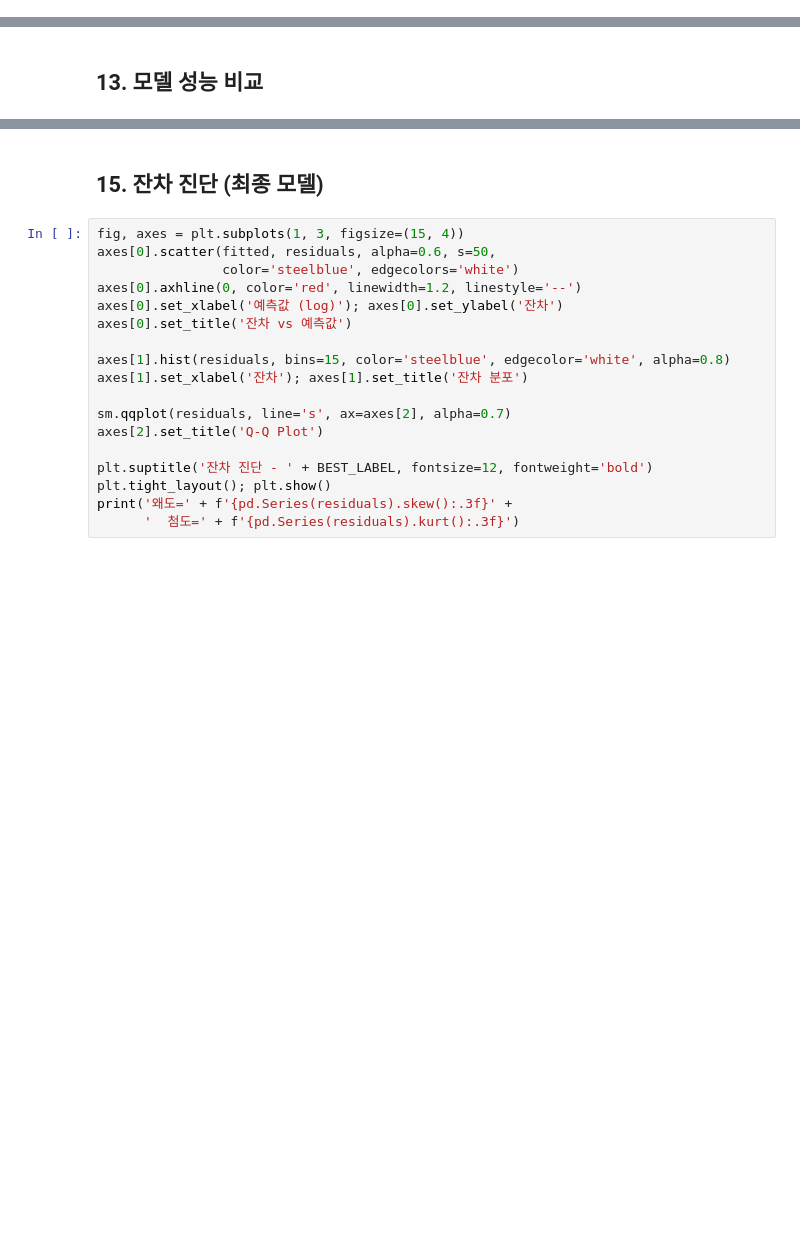
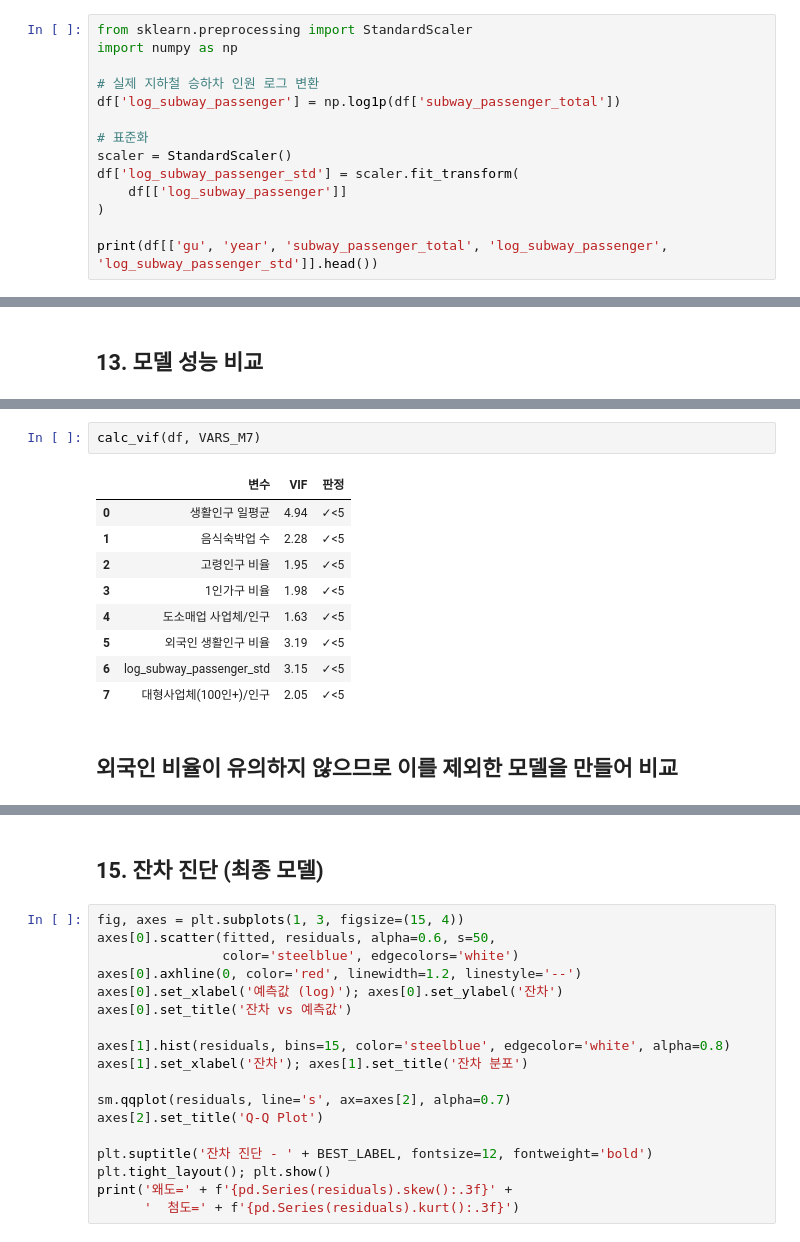
Before and after one commit to seoyeon435/seoul-bigdata, a Jupyter notebook: notebooks/02_analysis/03_regression.ipynb, the cells around one changed output, grey strips where cells are left out. Saved outputs shown, nothing was run; the diff lists cells and outputs as text; blank space fills up the shorter version.

```diff
--- a/notebooks/02_analysis/03_regression.ipynb
+++ b/notebooks/02_analysis/03_regression.ipynb
@@ -280,0 +501,14 @@ m6 = fit_model('M6: M5 + 물류/도소매 (강서구 보완)', VARS_M6)
+# %%
+from sklearn.preprocessing import StandardScaler
+import numpy as np
+
+# 실제 지하철 승하차 인원 로그 변환
+df['log_subway_passenger'] = np.log1p(df['subway_passenger_total'])
+
+# 표준화
+scaler = StandardScaler()
+df['log_subway_passenger_std'] = scaler.fit_transform(
+    df[['log_subway_passenger']]
+)
+
+print(df[['gu', 'year', 'subway_passenger_total', 'log_subway_passenger', 'log_subway_passenger_std']].head())
@@ -359,0 +673,14 @@ plt.tight_layout(); plt.show()
+# %%
+calc_vif(df, VARS_M7)
+# %% [output]
+|  | 변수 | VIF | 판정 |
+| 0 | 생활인구 일평균 | 4.94 | ✓<5 |
+| 1 | 음식숙박업 수 | 2.28 | ✓<5 |
+| 2 | 고령인구 비율 | 1.95 | ✓<5 |
+| 3 | 1인가구 비율 | 1.98 | ✓<5 |
+| 4 | 도소매업 사업체/인구 | 1.63 | ✓<5 |
+| 5 | 외국인 생활인구 비율 | 3.19 | ✓<5 |
+| 6 | log_subway_passenger_std | 3.15 | ✓<5 |
+| 7 | 대형사업체(100인+)/인구 | 2.05 | ✓<5 |
+# %% [markdown]
+## 외국인 비율이 유의하지 않으므로 이를 제외한 모델을 만들어 비교
```
Also changed, not shown: parts of 29 cells of this notebook.
